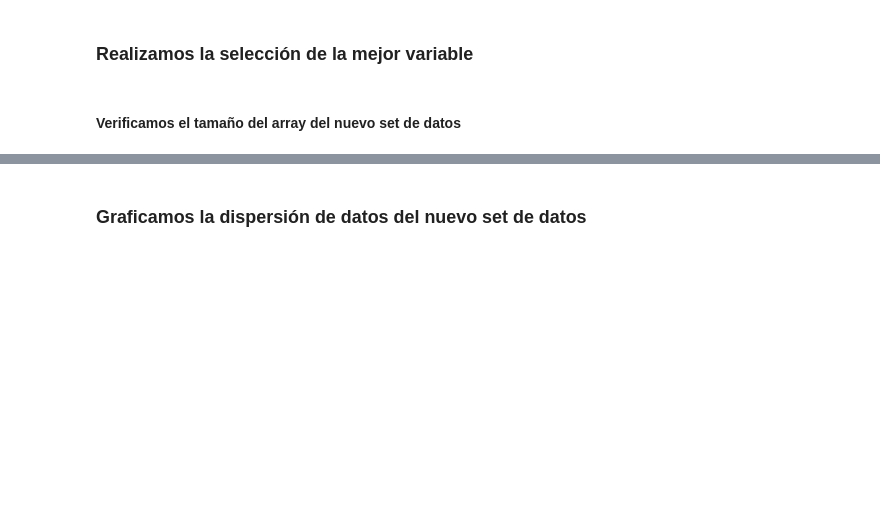
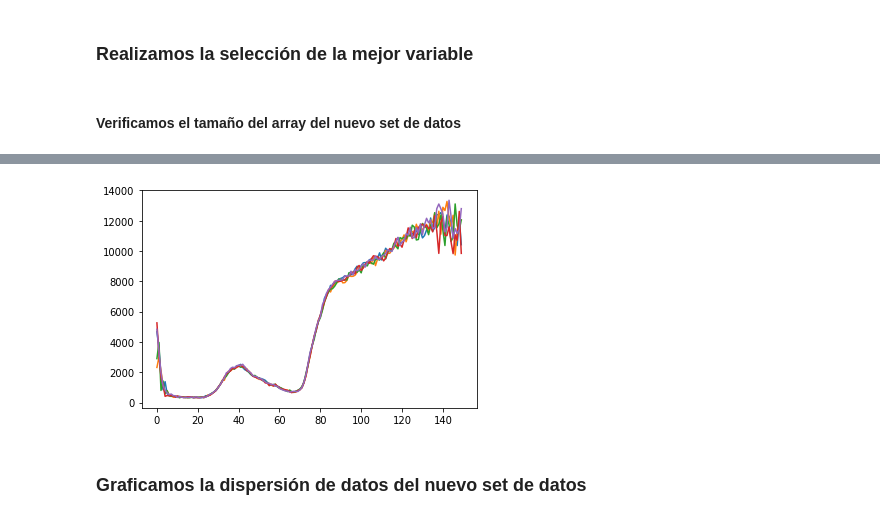
Before and after one commit to 4c1dhydr4/hyperspectral, a Jupyter notebook: testing/feature_kbest_selection.ipynb, the cells around one changed output, grey strips where cells are left out. Cells and saved outputs as stored; diff of their text form; code cells hidden in the pictures; blank space fills up the shorter version.

```diff
--- a/testing/feature_kbest_selection.ipynb
+++ b/testing/feature_kbest_selection.ipynb
@@ -50,2 +85,7 @@ new_roi.shape
+# %%
+for px in range(5):
+    plt.plot(range(0,150), roi.iloc[800+px,:])
+# %% [output]
+[figure, added]
 # %% [markdown]
 ### Graficamos la dispersión de datos del nuevo set de datos
```
Also changed, not shown: parts of 21 cells of this notebook, 2 other files.
